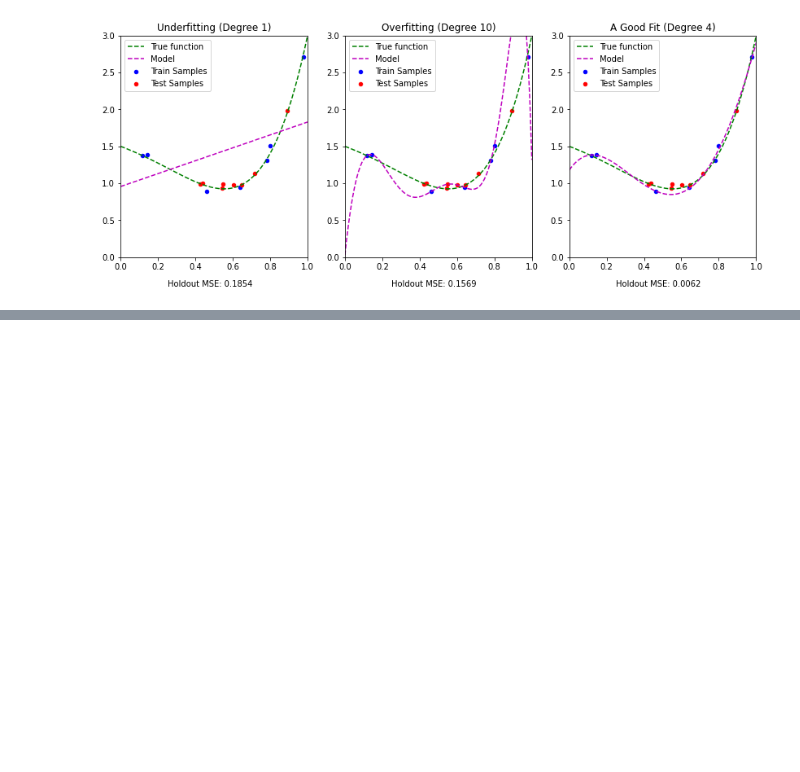
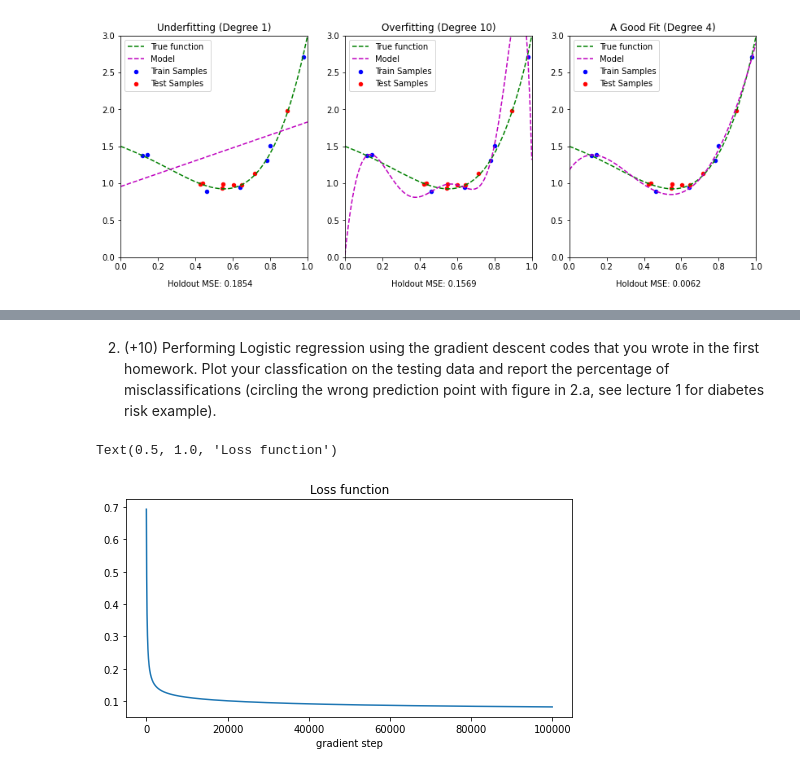
Before and after one commit to nguyenvanhaibk92/Fa22---INTRO-TO-MACHINE-LEARNING, a Jupyter notebook: Assignments_and_Exams/Assignment_2_solutions.ipynb, the cells around one changed output, grey strips where cells are left out. Saved outputs shown, nothing was run; the diff lists cells and outputs as text; code cells hidden in the pictures; blank space fills up the shorter version.

```diff
--- a/Assignments_and_Exams/Assignment_2_solutions.ipynb
+++ b/Assignments_and_Exams/Assignment_2_solutions.ipynb
@@ -347,13 +96,0 @@ plt.legend(handles=p1.legend_elements()[0], labels=['Iris Setosa', 'Iris Versico
-# %%
-pipeline_L1_reg = Pipeline([("pf", LogisticRegression(random_state=0, penalty = 'l1', solver = 'liblinear'))])
-pipeline_L1_reg.fit(X,y)
-y_pred = pipeline_L1_reg.predict(X)
-index_error = (y_pred - y) != 0
-
-plt.figure(figsize=(8,6))
-p1 = plt.scatter(iris.data[:,2], iris.data[:,3], alpha=1, c=iris.target, cmap='Paired', s=20)
-plt.scatter(iris.data[index_error, 2], iris.data[index_error, 3], marker='o', s=80, facecolors='none', edgecolors='k')
-plt.ylabel("Sepal width (cm)")
-plt.xlabel("Sepal length (cm)")
-plt.title("Predictions on the train data set with Lasso regularization")
-plt.legend(handles=p1.legend_elements()[0], labels=['Iris Setosa', 'Iris Versicolour', 'Iris Virginica'])
@@ -366,0 +368,58 @@ Prove that if $$A \subseteq B$$ then $$\mathcal{P} [A] \le \mathcal{P} [B].$$
+# %% [markdown]
+2. (+10) Performing Logistic regression using the gradient descent codes that you wrote in the first homework. Plot your classfication on the testing data and report the percentage of misclassifications (circling the wrong prediction point with figure in 2.a, see lecture 1 for diabetes risk example).
+# %%
+from sklearn import datasets
+
+# Load and visualize the Iris flower dataset
+iris = datasets.load_iris()
+iris.target[50:100] = 0
+iris.target[100:150] = 1
+
+N = 80 # training samples
+
+# X = np.concatenate((iris.data[50:60], iris.data[100:110]), axis = 0)
+X = np.concatenate((iris.data[50:50+int(N/2)], iris.data[100:100+int(N/2)]), axis = 0)
+X = np.concatenate((X, np.ones((N,1))), axis = 1).T
+y = np.reshape(np.concatenate((iris.target[50:50+int(N/2)], iris.target[100:100+int(N/2)]), axis = 0), (1, N))
+
+X_holdout = np.concatenate((iris.data[50+int(N/2):100], iris.data[100+int(N/2):150]), axis = 0)
+X_holdout = np.concatenate((X_holdout, np.ones((100-N,1))), axis = 1).T
+y_holdout = np.reshape(np.concatenate((iris.target[50+int(N/2):100], iris.target[100+int(N/2):150]), axis = 0), (1, 100-N))
+
+def p(theta, X):
+    Z = -theta.T @ X
+    return 1 / (1 + np.exp(Z))
+
+def compute_loss(y_true, theta, X):
+    return -np.mean(y_true * np.log(p(theta,X)) + (1-y_true) * np.log(1 - p(theta,X)))
+
+def gradient(theta, X, ytrue):
+    return - 1/(X.shape[1]) * (X @ (ytrue - p(theta,X)).T)
+
+def fit(X, y, epochs):
+
+    theta = np.zeros((X.shape[0],1))
+
+    for i in range(epochs):
+
+        loss = compute_loss(y, theta, X)
+        grad = gradient(theta, X, y)
+
+        # error_w, error_b = compute_gradients(X, y, pred)
+        theta =  theta - learning_rate * grad
+
+        losses.append(loss)
+
+    return losses, theta
+
+
+learning_rate = 1e-1
+losses = []
+losses, theta = fit(X, y, 100000)
+
+plt.plot(losses)
+plt.xlabel('gradient step')
+plt.title('Loss function')
+# %% [output]
+Text(0.5, 1.0, 'Loss function')
+[figure, added]
```
Also changed, not shown: parts of 41 cells of this notebook, 2 other files.
